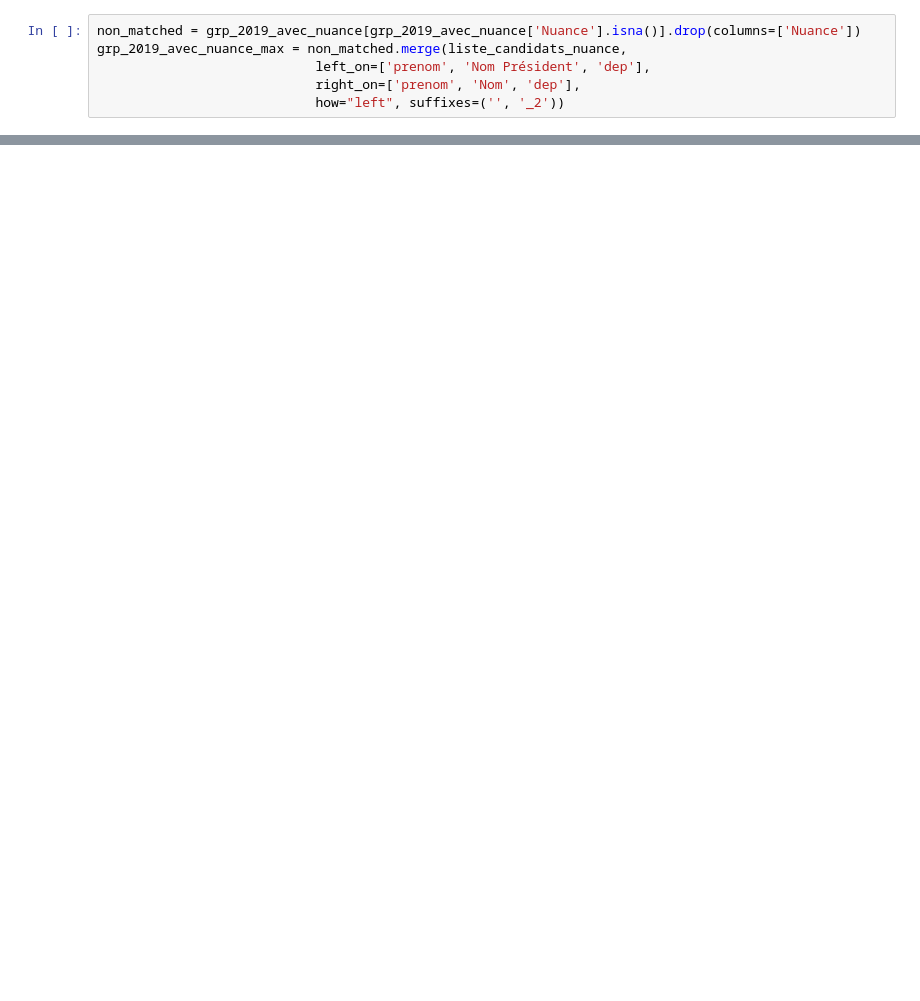
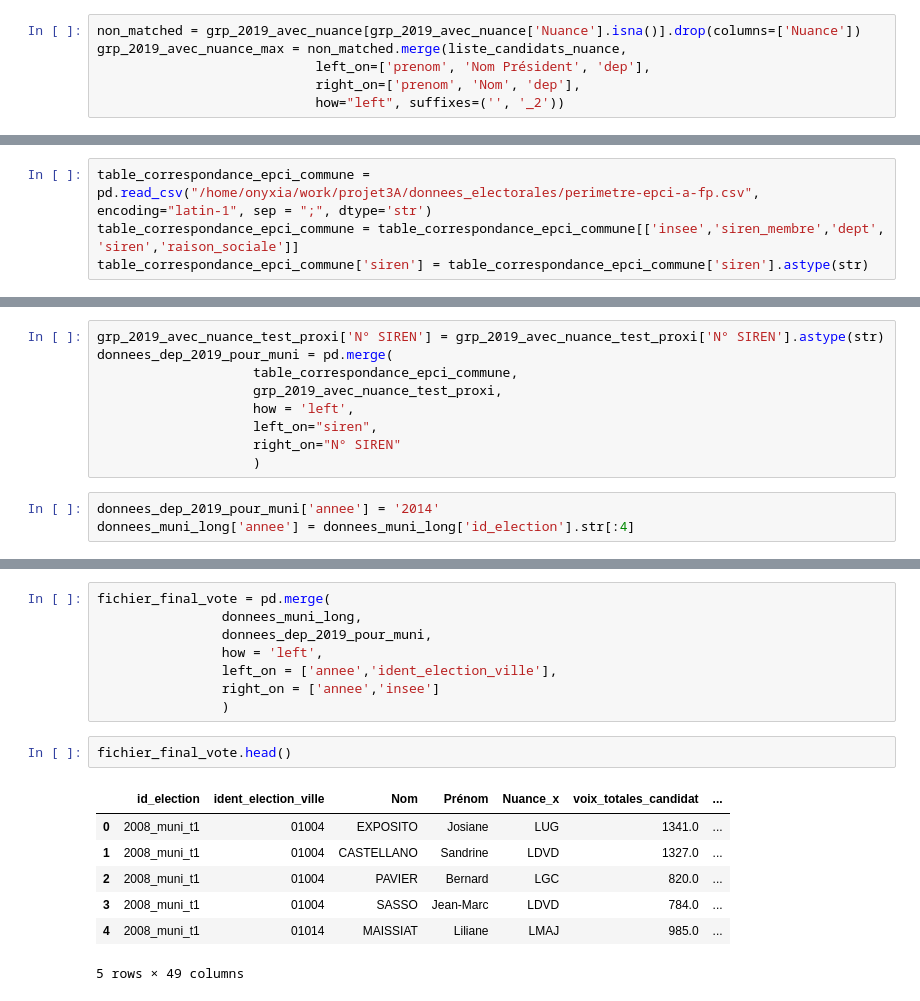
Before and after one commit to xdalp/projet3A, a Jupyter notebook: vote.ipynb, the cells around one changed output, grey strips where cells are left out. Cells and saved outputs as stored; diff of their text form; blank space fills up the shorter version.

```diff
--- a/vote.ipynb
+++ b/vote.ipynb
@@ -472,0 +415,4 @@ liste_candidats_nuance[(liste_candidats_nuance["Prénom"] == "Jean") & (liste_ca
+# %%
+table_correspondance_epci_commune = pd.read_csv("/home/onyxia/work/projet3A/donnees_electorales/perimetre-epci-a-fp.csv", encoding="latin-1", sep = ";", dtype='str')
+table_correspondance_epci_commune = table_correspondance_epci_commune[['insee','siren_membre','dept', 'siren','raison_sociale']]
+table_correspondance_epci_commune['siren'] = table_correspondance_epci_commune['siren'].astype(str)
@@ -472,0 +430,12 @@ liste_candidats_nuance[(liste_candidats_nuance["Prénom"] == "Jean") & (liste_ca
+# %%
+grp_2019_avec_nuance_test_proxi['N° SIREN'] = grp_2019_avec_nuance_test_proxi['N° SIREN'].astype(str)
+donnees_dep_2019_pour_muni = pd.merge(
+                    table_correspondance_epci_commune,
+                    grp_2019_avec_nuance_test_proxi,
+                    how = 'left',
+                    left_on="siren",
+                    right_on="N° SIREN"
+                    )
+# %%
+donnees_dep_2019_pour_muni['annee'] = '2014'
+donnees_muni_long['annee'] = donnees_muni_long['id_election'].str[:4]
@@ -472,0 +451,18 @@ liste_candidats_nuance[(liste_candidats_nuance["Prénom"] == "Jean") & (liste_ca
+# %%
+fichier_final_vote = pd.merge(
+                donnees_muni_long,
+                donnees_dep_2019_pour_muni,
+                how = 'left',
+                left_on = ['annee','ident_election_ville'],
+                right_on = ['annee','insee']
+                )
+# %%
+fichier_final_vote.head()
+# %% [output]
+|  | id_election | ident_election_ville | Nom | Prénom | Nuance_x | voix_totales_candidat | ... |
+| 0 | 2008_muni_t1 | 01004 | EXPOSITO | Josiane | LUG | 1341.0 | ... |
+| 1 | 2008_muni_t1 | 01004 | CASTELLANO | Sandrine | LDVD | 1327.0 | ... |
+| 2 | 2008_muni_t1 | 01004 | PAVIER | Bernard | LGC | 820.0 | ... |
+| 3 | 2008_muni_t1 | 01004 | SASSO | Jean-Marc | LDVD | 784.0 | ... |
+| 4 | 2008_muni_t1 | 01014 | MAISSIAT | Liliane | LMAJ | 985.0 | ... |
+5 rows × 49 columns
```
Also changed, not shown: parts of 20 cells of this notebook.
